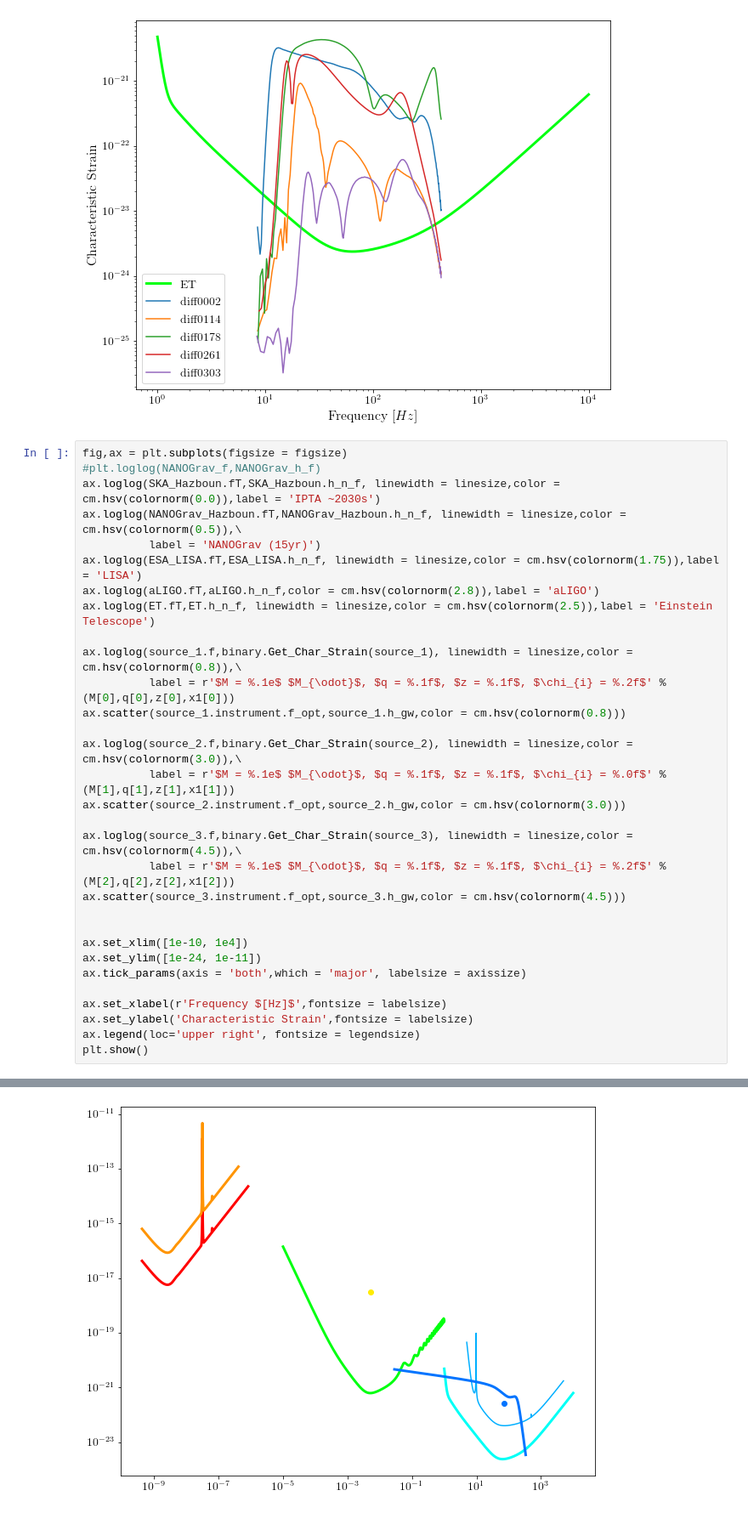
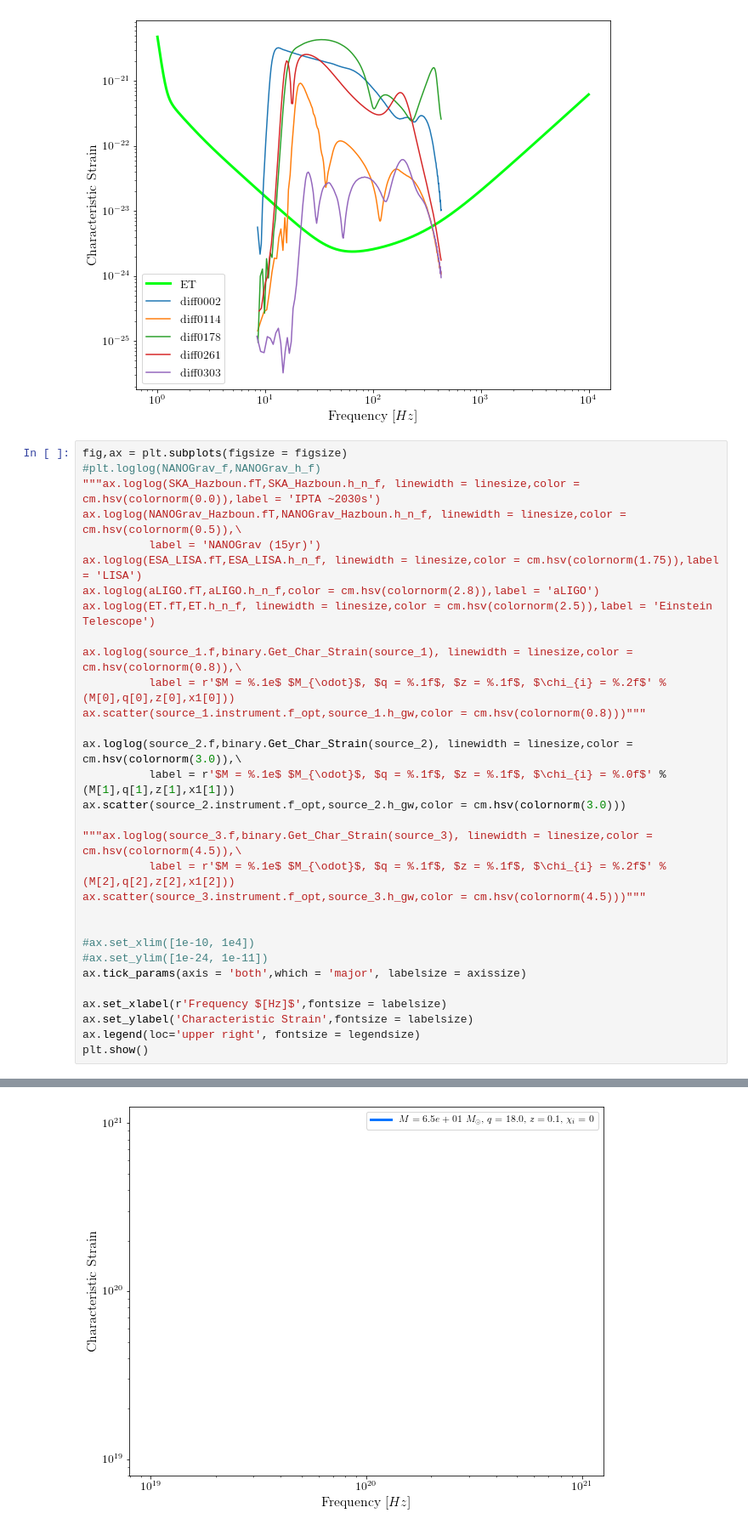
Before and after one commit to ark0015/gwent, a Jupyter notebook: docs/_static/notebooks/strain_plot_tutorial.ipynb, the cells around one changed output, grey strips where cells are left out. Shown: that part at 85% size. Saved outputs shown, nothing was run; the diff lists cells and outputs as text.

Commit message:
Fixing errors in binary

```diff
--- a/docs/_static/notebooks/strain_plot_tutorial.ipynb
+++ b/docs/_static/notebooks/strain_plot_tutorial.ipynb
@@ -314,7 +341,7 @@ plt.show()
 # %%
 fig,ax = plt.subplots(figsize = figsize)
 #plt.loglog(NANOGrav_f,NANOGrav_h_f)
-ax.loglog(SKA_Hazboun.fT,SKA_Hazboun.h_n_f, linewidth = linesize,color = cm.hsv(colornorm(0.0)),label = 'IPTA ~2030s')
+"""ax.loglog(SKA_Hazboun.fT,SKA_Hazboun.h_n_f, linewidth = linesize,color = cm.hsv(colornorm(0.0)),label = 'IPTA ~2030s')
 ax.loglog(NANOGrav_Hazboun.fT,NANOGrav_Hazboun.h_n_f, linewidth = linesize,color = cm.hsv(colornorm(0.5)),\
           label = 'NANOGrav (15yr)')
 ax.loglog(ESA_LISA.fT,ESA_LISA.h_n_f, linewidth = linesize,color = cm.hsv(colornorm(1.75)),label = 'LISA')
@@ -323,19 +350,19 @@ ax.loglog(ET.fT,ET.h_n_f, linewidth = linesize,color = cm.hsv(colornorm(2.5)),la
 
 ax.loglog(source_1.f,binary.Get_Char_Strain(source_1), linewidth = linesize,color = cm.hsv(colornorm(0.8)),\
           label = r'$M = %.1e$ $M_{\odot}$, $q = %.1f$, $z = %.1f$, $\chi_{i} = %.2f$' %(M[0],q[0],z[0],x1[0]))
-ax.scatter(source_1.instrument.f_opt,source_1.h_gw,color = cm.hsv(colornorm(0.8)))
+ax.scatter(source_1.instrument.f_opt,source_1.h_gw,color = cm.hsv(colornorm(0.8)))"""
 
 ax.loglog(source_2.f,binary.Get_Char_Strain(source_2), linewidth = linesize,color = cm.hsv(colornorm(3.0)),\
           label = r'$M = %.1e$ $M_{\odot}$, $q = %.1f$, $z = %.1f$, $\chi_{i} = %.0f$' %(M[1],q[1],z[1],x1[1]))
 ax.scatter(source_2.instrument.f_opt,source_2.h_gw,color = cm.hsv(colornorm(3.0)))
 
-ax.loglog(source_3.f,binary.Get_Char_Strain(source_3), linewidth = linesize,color = cm.hsv(colornorm(4.5)),\
+"""ax.loglog(source_3.f,binary.Get_Char_Strain(source_3), linewidth = linesize,color = cm.hsv(colornorm(4.5)),\
           label = r'$M = %.1e$ $M_{\odot}$, $q = %.1f$, $z = %.1f$, $\chi_{i} = %.2f$' %(M[2],q[2],z[2],x1[2]))
-ax.scatter(source_3.instrument.f_opt,source_3.h_gw,color = cm.hsv(colornorm(4.5)))
+ax.scatter(source_3.instrument.f_opt,source_3.h_gw,color = cm.hsv(colornorm(4.5)))"""
 
 
-ax.set_xlim([1e-10, 1e4])
-ax.set_ylim([1e-24, 1e-11])
+#ax.set_xlim([1e-10, 1e4])
+#ax.set_ylim([1e-24, 1e-11])
 ax.tick_params(axis = 'both',which = 'major', labelsize = axissize)
 
 ax.set_xlabel(r'Frequency $[Hz]$',fontsize = labelsize)
@@ -347 +373 @@ ValueError: operands could not be broadcast together with shapes (1000,) (1792,)
-[figure, old version]
+[figure, new version]
```
Also changed, not shown: parts of 9 cells of this notebook, 1 other file.
